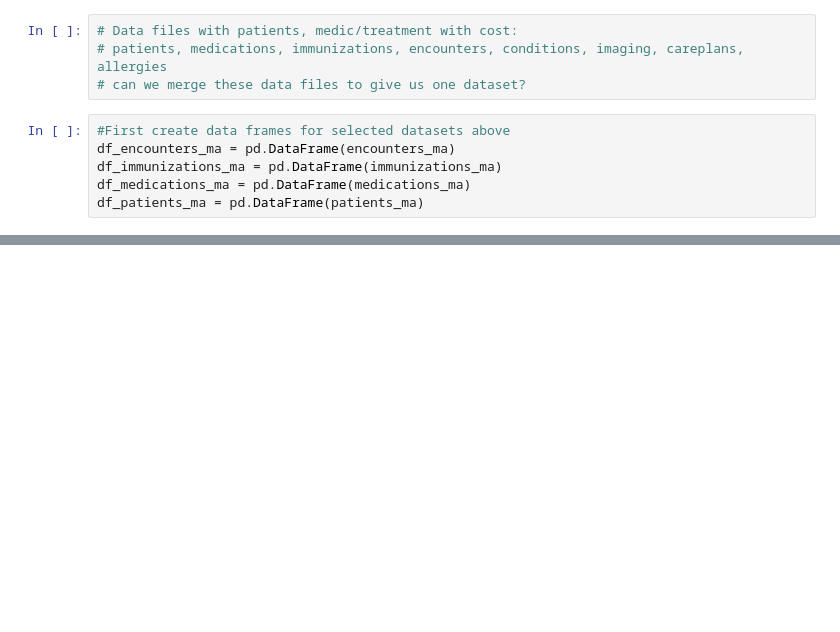
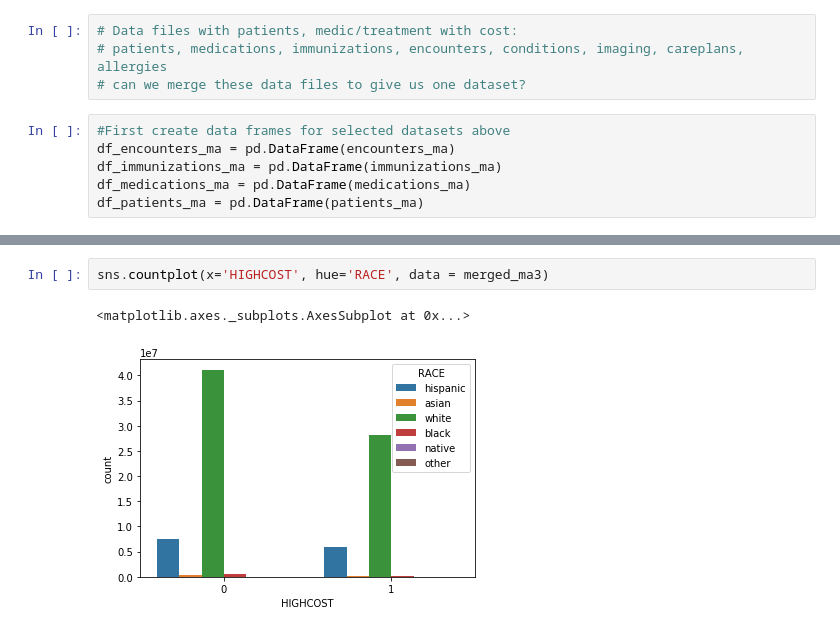
Before and after one commit to HealthINCITE/simulation, a Jupyter notebook: GeneratorV2.ipynb, the cells around one changed output, grey strips where cells are left out. Cells and saved outputs as stored; diff of their text form; blank space fills up the shorter version.

```diff
--- a/GeneratorV2.ipynb
+++ b/GeneratorV2.ipynb
@@ -411,0 +336,5 @@ ValueError: columns overlap but no suffix specified: Index(['START', 'STOP', 'PA
+# %%
+sns.countplot(x='HIGHCOST', hue='RACE', data = merged_ma3)
+# %% [output]
+<matplotlib.axes._subplots.AxesSubplot at 0x...>
+[figure, added]
```
Also changed, not shown: parts of 11 cells of this notebook.
